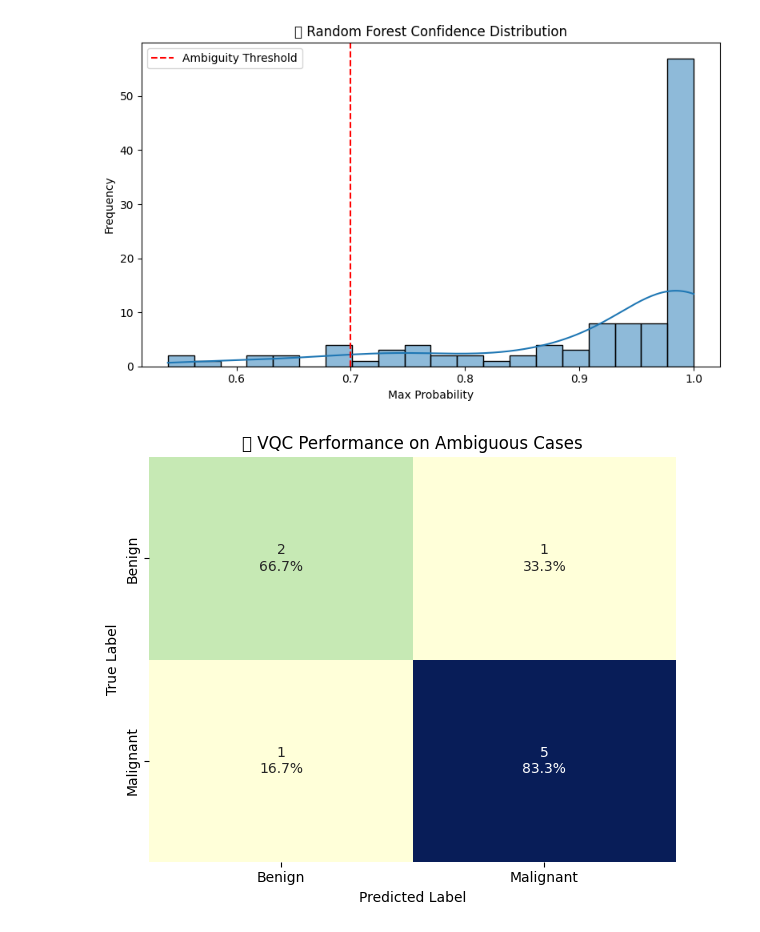
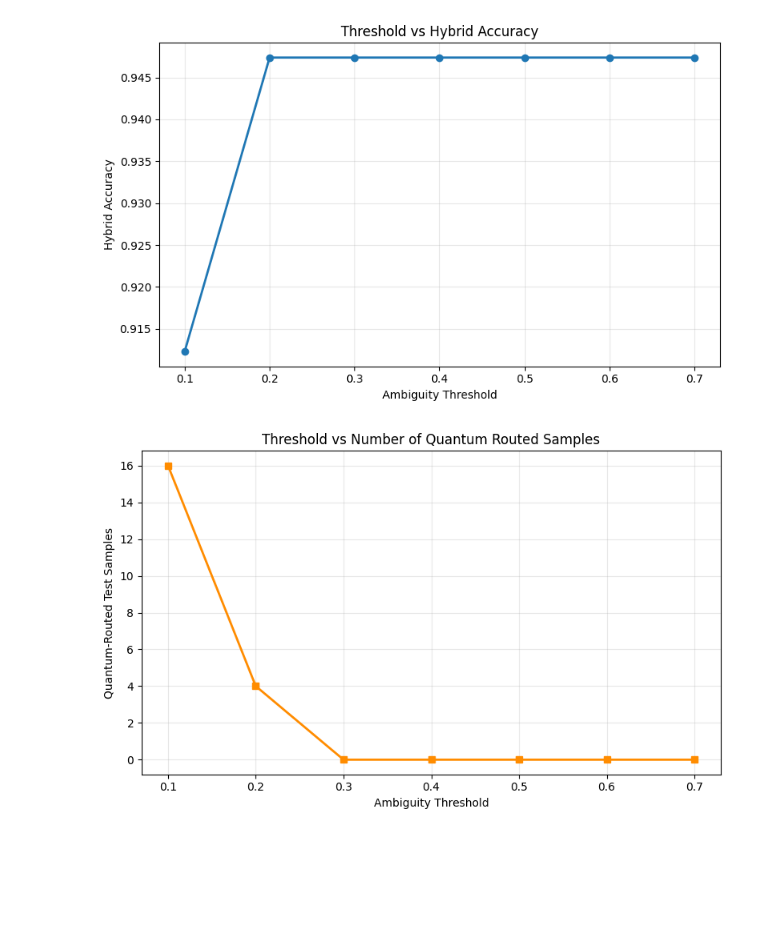
Before and after one commit to muktishreejain/Quantum_Breast_cancer_diagnosis, a Jupyter notebook: Machine Learning Breastcancer.ipynb, the cells around one changed output. Cells and saved outputs as stored; diff of their text form; code cells hidden in the pictures; blank space fills up the shorter version.

```diff
--- a/Machine Learning Breastcancer.ipynb
+++ b/Machine Learning Breastcancer.ipynb
@@ -68,0 +117,18 @@ weighted avg       0.89      0.89      0.88       114
+# %%
+# 3) Ensemble consensus prediction + ambiguity score engine
+
+def majority_vote(pred_a, pred_b, pred_c):
+    stacked = np.vstack([pred_a, pred_b, pred_c])
+    # For binary classification, majority vote is equivalent to >=2 positives.
+    return (stacked.sum(axis=0) >= 2).astype(int)
+
+ensemble_pred = majority_vote(rf_pred, lr_pred, gb_pred)
+ensemble_acc = accuracy_score(y_test, ensemble_pred)
+
+average_confidence = np.mean(np.vstack([rf_conf, lr_conf, gb_conf]), axis=0)
+confidence_variance = np.var(np.vstack([rf_conf, lr_conf, gb_conf]), axis=0)
+ambiguity_score_test = ALPHA * (1 - average_confidence) + BETA * confidence_variance
+
+print(f"Classical ensemble accuracy (majority vote): {ensemble_acc:.4f}")
+print("Ambiguity score summary:")
+print(pd.Series(ambiguity_score_test).describe())
@@ -140,48 +259,25 @@ weighted avg       0.78      0.78      0.78         9
 # %%
-import seaborn as sns
-import matplotlib.pyplot as plt
-
-# Confidence = max predicted prob
-rf_confidences = np.max(y_proba, axis=1)
-
+# B) Threshold vs Hybrid Accuracy
 plt.figure(figsize=(8, 5))
-sns.histplot(rf_confidences, bins=20, kde=True)
-plt.axvline(confidence_threshold, color='red', linestyle='--', label='Ambiguity Threshold')
-plt.title('🔍 Random Forest Confidence Distribution')
-plt.xlabel('Max Probability')
-plt.ylabel('Frequency')
-plt.legend()
+plt.plot(results_df["threshold"], results_df["hybrid_accuracy"], marker="o", linewidth=2)
+plt.title("Threshold vs Hybrid Accuracy")
+plt.xlabel("Ambiguity Threshold")
+plt.ylabel("Hybrid Accuracy")
+plt.grid(alpha=0.3)
 plt.tight_layout()
 plt.show()
 # %% [output]
-[figure, old version]
+[figure, new version]
 # %%
-from sklearn.metrics import confusion_matrix
-import seaborn as sns
-import matplotlib.pyplot as plt
-
-# Confusion matrix
-cm = confusion_matrix(y_ambiguous, y_vqc_pred)
-labels = ["Benign", "Malignant"]  # or class 0/1 depending on your labeling
-
-# Add % annotations
-cm_sum = cm.sum(axis=1, keepdims=True)
-cm_perc = np.round(cm / cm_sum.astype(float) * 100, 1)
-
-annot = np.empty_like(cm).astype(str)
-n_rows, n_cols = cm.shape
-for i in range(n_rows):
-    for j in range(n_cols):
-        annot[i, j] = f"{cm[i, j]}\n{cm_perc[i, j]}%"
-
-# Plot
-plt.figure(figsize=(6, 5))
-sns.heatmap(cm, annot=annot, fmt='', cmap='YlGnBu', xticklabels=labels, yticklabels=labels, cbar=False)
-plt.xlabel("Predicted Label")
-plt.ylabel("True Label")
-plt.title("🎯 VQC Performance on Ambiguous Cases")
+# C) Threshold vs Number of Quantum Routed Samples
+plt.figure(figsize=(8, 5))
+plt.plot(results_df["threshold"], results_df["quantum_samples_used"], marker="s", color="darkorange", linewidth=2)
+plt.title("Threshold vs Number of Quantum Routed Samples")
+plt.xlabel("Ambiguity Threshold")
+plt.ylabel("Quantum-Routed Test Samples")
+plt.grid(alpha=0.3)
 plt.tight_layout()
 plt.show()
 # %% [output]
-[figure, old version]
+[figure, new version]
 # %%
```
Also changed, not shown: parts of 15 cells of this notebook, 2 other files.
